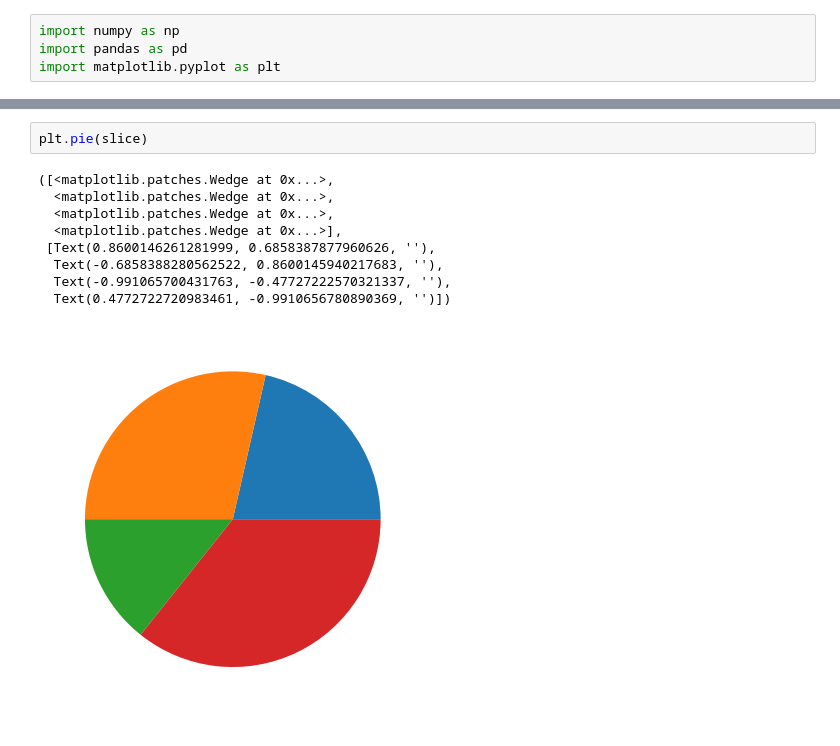
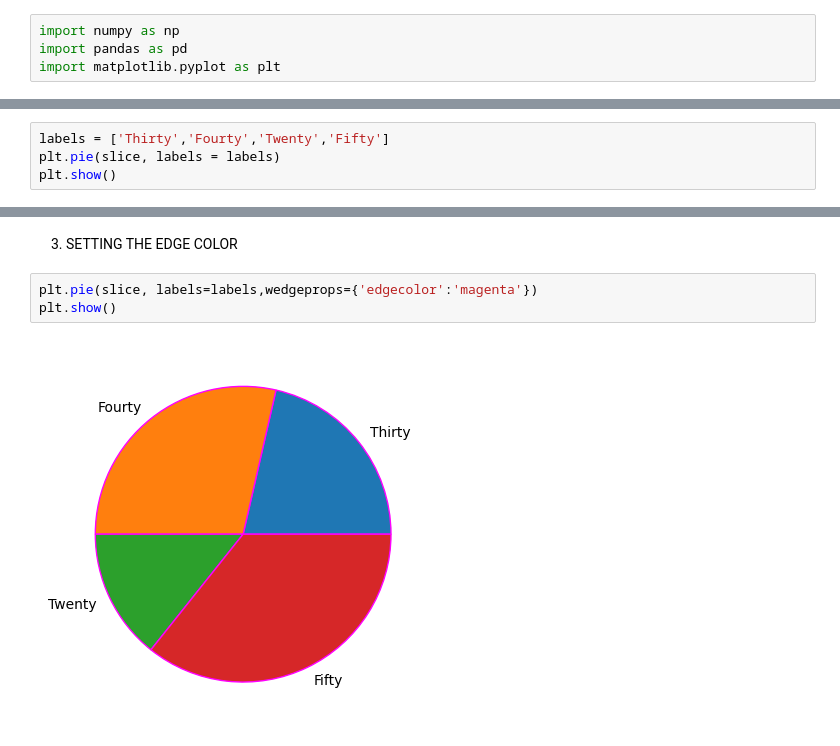
Before and after one commit to Sath2003/DAV, a Jupyter notebook: LABSHEET - 3.ipynb, the cells around one changed output, grey strips where cells are left out. Drawn from its saved outputs; the diff is of its cells as text.

```diff
--- a/LABSHEET - 3.ipynb
+++ b/LABSHEET - 3.ipynb
@@ -12,0 +19,4 @@ slice=[30,40,20,50]
+# %%
+labels = ['Thirty','Fourty','Twenty','Fifty']
+plt.pie(slice, labels = labels)
+plt.show()
@@ -13,12 +25,7 @@ slice=[30,40,20,50]
+# %% [markdown]
+3. SETTING THE EDGE COLOR
 # %%
-plt.pie(slice)
+plt.pie(slice, labels=labels,wedgeprops={'edgecolor':'magenta'})
+plt.show()
 # %% [output]
-([<matplotlib.patches.Wedge at 0x...>,
-  <matplotlib.patches.Wedge at 0x...>,
-  <matplotlib.patches.Wedge at 0x...>,
-  <matplotlib.patches.Wedge at 0x...>],
- [Text(0.8600146261281999, 0.6858387877960626, ''),
-  Text(-0.6858388280562522, 0.8600145940217683, ''),
-  Text(-0.991065700431763, -0.47727222570321337, ''),
-  Text(0.4772722720983461, -0.9910656780890369, '')])
-[figure, old version]
+[figure, new version]
```
Also changed, not shown: parts of 6 cells of this notebook.
